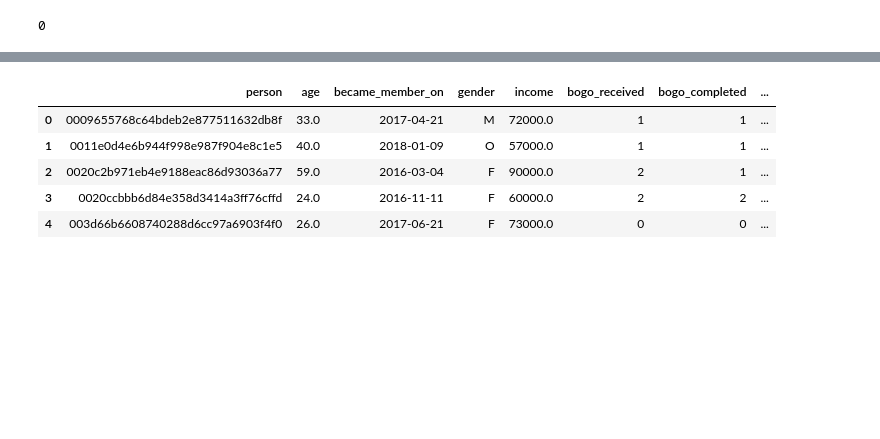
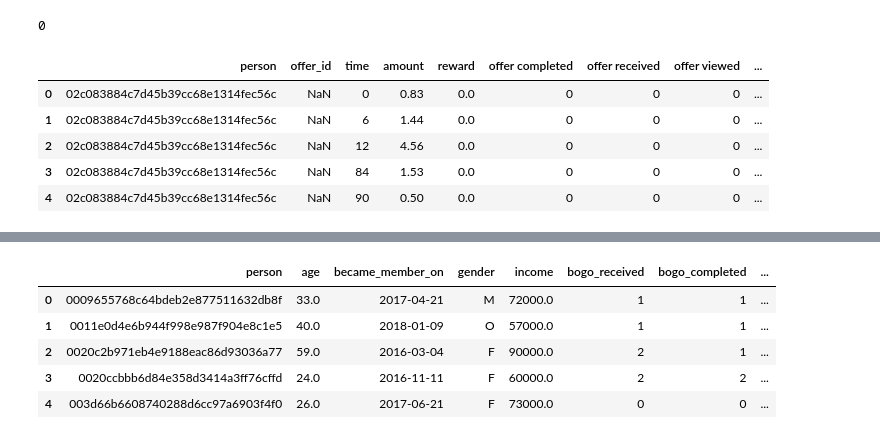
Before and after one commit to MlataIbrahim/Starbucks-Capstone-Project, a Jupyter notebook: Starbucks_Capstone_notebook.ipynb, the cells around one changed output, grey strips where cells are left out. Saved outputs shown, nothing was run; the diff lists cells and outputs as text; code cells hidden in the pictures; blank space fills up the shorter version.

```diff
--- a/Starbucks_Capstone_notebook.ipynb
+++ b/Starbucks_Capstone_notebook.ipynb
@@ -317,11 +335,20 @@ transcript.duplicated().sum()
 # %% [output]
 0
 # %%
+# merge new transcript dataset with profile
 merged = pd.merge(transcript , profile ,left_on='person' , right_on='id',how='inner')
 merged.drop(columns=['id'] , inplace=True)
 # Fill nans with 0
 merged.reward.fillna(0 , inplace=True)
 merged.amount.fillna(0 , inplace=True)
+merged.head()
+# %% [output]
+|  | person | offer_id | time | amount | reward | offer completed | offer received | offer viewed | ... |
+| 0 | 02c083884c7d45b39cc68e1314fec56c | NaN | 0 | 0.83 | 0.0 | 0 | 0 | 0 | ... |
+| 1 | 02c083884c7d45b39cc68e1314fec56c | NaN | 6 | 1.44 | 0.0 | 0 | 0 | 0 | ... |
+| 2 | 02c083884c7d45b39cc68e1314fec56c | NaN | 12 | 4.56 | 0.0 | 0 | 0 | 0 | ... |
+| 3 | 02c083884c7d45b39cc68e1314fec56c | NaN | 84 | 1.53 | 0.0 | 0 | 0 | 0 | ... |
+| 4 | 02c083884c7d45b39cc68e1314fec56c | NaN | 90 | 0.50 | 0.0 | 0 | 0 | 0 | ... |
 # %%
 # sort values
 merged.sort_values(by=['time'] , ascending=True , inplace=True)
```
Also changed, not shown: parts of 47 cells of this notebook, 1 other file.
